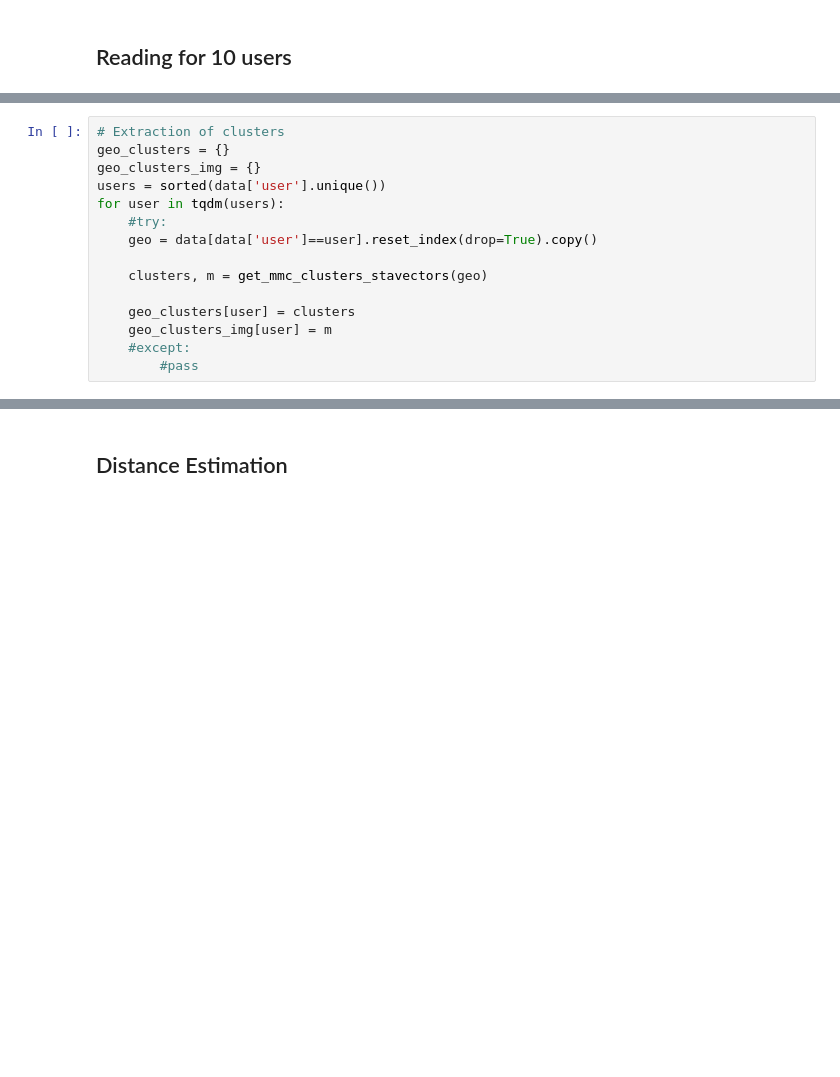
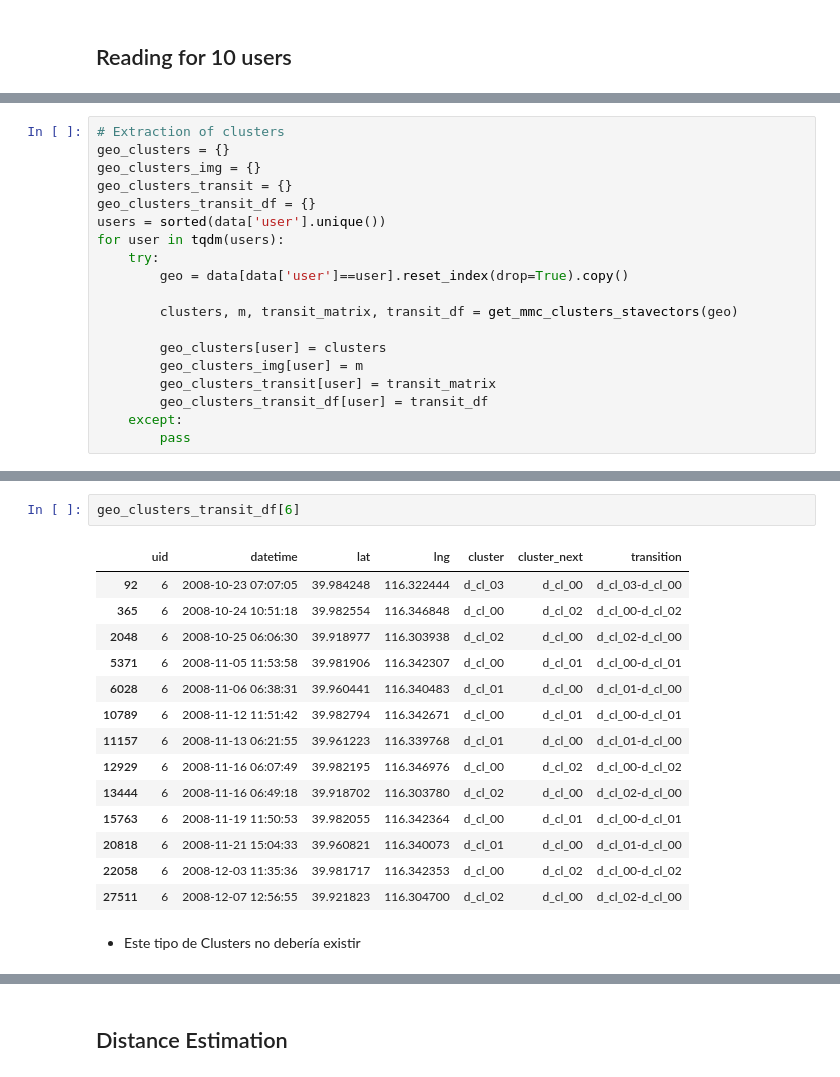
Before and after one commit to GabrielPila/skmob_mmc_mobility, a Jupyter notebook: notebooks/02_MMC_multiple_tdfs.ipynb, the cells around one changed output, grey strips where cells are left out. Cells and saved outputs as stored; diff of their text form; blank space fills up the shorter version.

```diff
--- a/notebooks/02_MMC_multiple_tdfs.ipynb
+++ b/notebooks/02_MMC_multiple_tdfs.ipynb
@@ -176,17 +184,21 @@ data = data[geo_columns]
 # Extraction of clusters
 geo_clusters = {}
 geo_clusters_img = {}
+geo_clusters_transit = {}
+geo_clusters_transit_df = {}
 users = sorted(data['user'].unique())
 for user in tqdm(users):
-    #try:
-    geo = data[data['user']==user].reset_index(drop=True).copy()
+    try:
+        geo = data[data['user']==user].reset_index(drop=True).copy()
 
-    clusters, m = get_mmc_clusters_stavectors(geo)
+        clusters, m, transit_matrix, transit_df = get_mmc_clusters_stavectors(geo)
 
-    geo_clusters[user] = clusters
-    geo_clusters_img[user] = m
-    #except:
-        #pass
+        geo_clusters[user] = clusters
+        geo_clusters_img[user] = m
+        geo_clusters_transit[user] = transit_matrix
+        geo_clusters_transit_df[user] = transit_df
+    except:
+        pass
 # %% [output]
 INFO: Noise Filtering applied
 INFO: Clusters generated
@@ -228,0 +338,19 @@ geo_clusters
+# %%
+geo_clusters_transit_df[6]
+# %% [output]
+|  | uid | datetime | lat | lng | cluster | cluster_next | transition |
+| 92 | 6 | 2008-10-23 07:07:05 | 39.984248 | 116.322444 | d_cl_03 | d_cl_00 | d_cl_03-d_cl_00 |
+| 365 | 6 | 2008-10-24 10:51:18 | 39.982554 | 116.346848 | d_cl_00 | d_cl_02 | d_cl_00-d_cl_02 |
+| 2048 | 6 | 2008-10-25 06:06:30 | 39.918977 | 116.303938 | d_cl_02 | d_cl_00 | d_cl_02-d_cl_00 |
+| 5371 | 6 | 2008-11-05 11:53:58 | 39.981906 | 116.342307 | d_cl_00 | d_cl_01 | d_cl_00-d_cl_01 |
+| 6028 | 6 | 2008-11-06 06:38:31 | 39.960441 | 116.340483 | d_cl_01 | d_cl_00 | d_cl_01-d_cl_00 |
+| 10789 | 6 | 2008-11-12 11:51:42 | 39.982794 | 116.342671 | d_cl_00 | d_cl_01 | d_cl_00-d_cl_01 |
+| 11157 | 6 | 2008-11-13 06:21:55 | 39.961223 | 116.339768 | d_cl_01 | d_cl_00 | d_cl_01-d_cl_00 |
+| 12929 | 6 | 2008-11-16 06:07:49 | 39.982195 | 116.346976 | d_cl_00 | d_cl_02 | d_cl_00-d_cl_02 |
+| 13444 | 6 | 2008-11-16 06:49:18 | 39.918702 | 116.303780 | d_cl_02 | d_cl_00 | d_cl_02-d_cl_00 |
+| 15763 | 6 | 2008-11-19 11:50:53 | 39.982055 | 116.342364 | d_cl_00 | d_cl_01 | d_cl_00-d_cl_01 |
+| 20818 | 6 | 2008-11-21 15:04:33 | 39.960821 | 116.340073 | d_cl_01 | d_cl_00 | d_cl_01-d_cl_00 |
+| 22058 | 6 | 2008-12-03 11:35:36 | 39.981717 | 116.342353 | d_cl_00 | d_cl_02 | d_cl_00-d_cl_02 |
+| 27511 | 6 | 2008-12-07 12:56:55 | 39.921823 | 116.304700 | d_cl_02 | d_cl_00 | d_cl_02-d_cl_00 |
+# %% [markdown]
+- Este tipo de Clusters no debería existir
```
Also changed, not shown: parts of 26 cells of this notebook, 1 other file.
